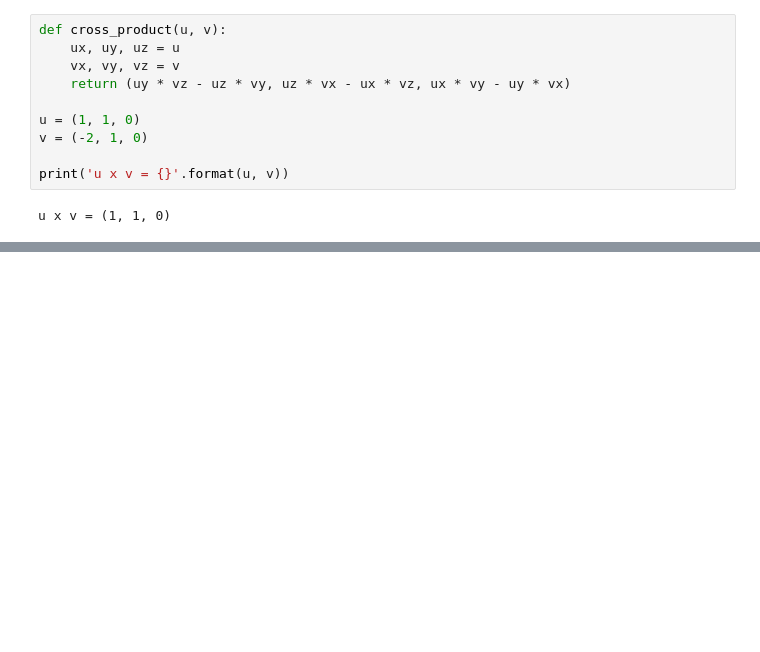
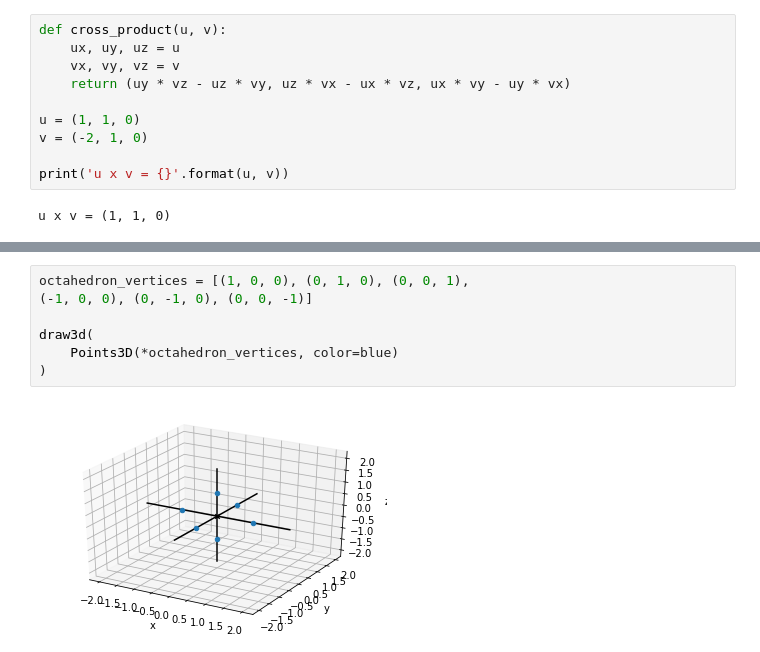
Before and after one commit to sergiofgonzalez/math-workbench, a Jupyter notebook: 02-the-3d-space/01-the-3d-space-notebook/vectors-in-3d.ipynb, the cells around one changed output, grey strips where cells are left out. Cells and saved outputs as stored; diff of their text form; blank space fills up the shorter version.

```diff
--- a/02-the-3d-space/01-the-3d-space-notebook/vectors-in-3d.ipynb
+++ b/02-the-3d-space/01-the-3d-space-notebook/vectors-in-3d.ipynb
@@ -743,0 +765,9 @@ Note also that the area of the parallelogram defined by a couple of vectors $ u
+# %%
+octahedron_vertices = [(1, 0, 0), (0, 1, 0), (0, 0, 1),
+(-1, 0, 0), (0, -1, 0), (0, 0, -1)]
+
+draw3d(
+    Points3D(*octahedron_vertices, color=blue)
+)
+# %% [output]
+[figure, added]
```
Also changed, not shown: parts of 12 cells of this notebook, 3 other files.
